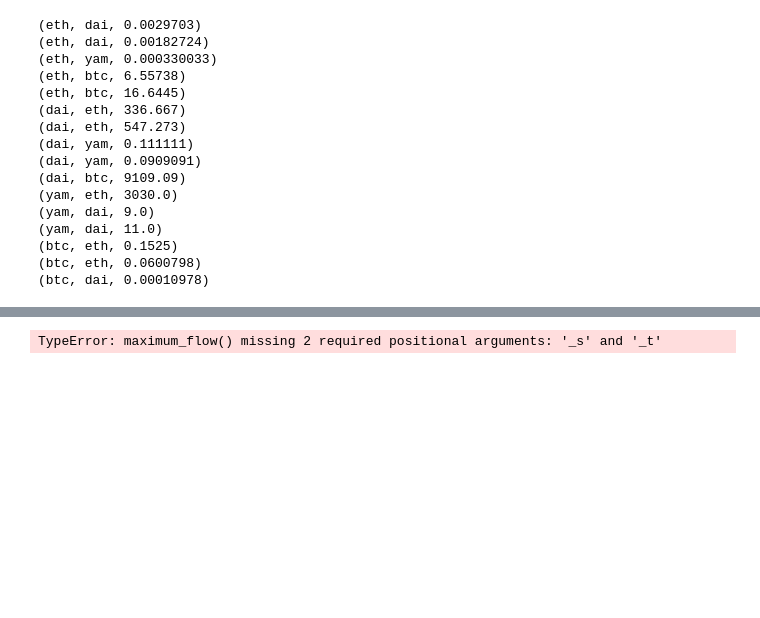
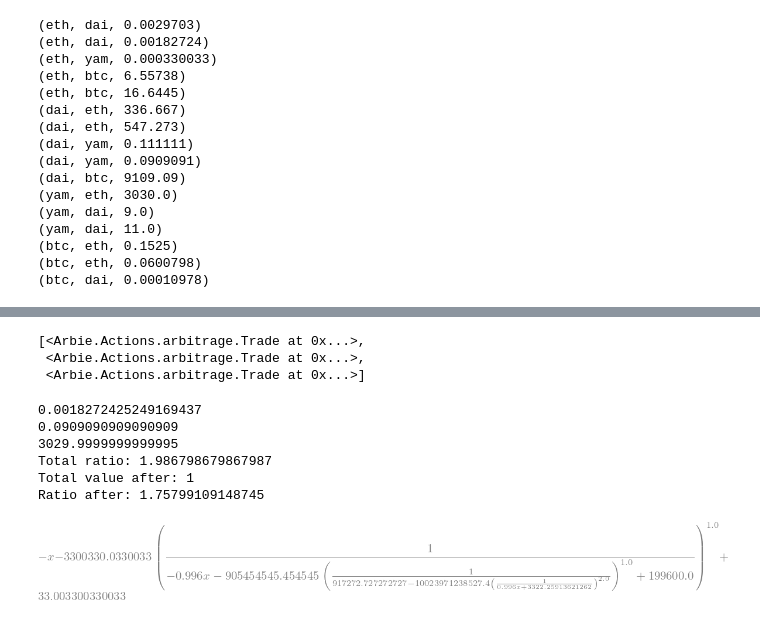
Before and after one commit to owodunni/arbie, a Jupyter notebook: example/TradingGraph.ipynb, the cells around one changed output, grey strips where cells are left out. Saved outputs shown, nothing was run; the diff lists cells and outputs as text; code cells hidden in the pictures; blank space fills up the shorter version.

```diff
--- a/example/TradingGraph.ipynb
+++ b/example/TradingGraph.ipynb
@@ -1,32 +1,32 @@
 # %%
 from Arbie import Token
 from Arbie.Actions.path_finder import TradingGraph
-from Arbie.Actions.amm import Amm
+from Arbie.Variables.pool import Pool
 import networkx as nx
 
-eth = Token('eth')  # 300
-dai = Token('dai')  # 1
-btc = Token('btc')  # 10000
-yam = Token('yam')  # 0.1
+eth = Token('eth', 1)  # 300
+dai = Token('dai', 300)  # 1
+btc = Token('btc', 3.0/100)  # 10000
+yam = Token('yam', 3000)  # 0.1
 
-small = 10
-medium = 100
-large = 1000
+small = 10000
+medium = 1000000
+large = 100000000
 
 pools = [
-        Amm(
+        Pool(
             [eth, dai, yam],
             [small / 303.0, small / 0.9, small / 0.1],
             [1 / 3.0, 1 / 3.0, 1 / 3.0], 0.004),
-        Amm(
+        Pool(
             [eth, btc],
             [large / 305.0, large / 10000],
             [5 / 6, 1 / 6], 0.01),
-        Amm(
+        Pool(
             [eth, dai, btc],
             [medium / 301.0, medium / 1.1, medium / 10020],
             [1 / 2.0, 1 / 4.0, 1 / 4.0], 0.004),
-        Amm(
+        Pool(
             [dai, yam],
             [small / 1.1, small / 0.1],
             [1 / 2.0, 1 / 2.0], 0.001),
@@ -99,4 +97,34 @@ for (u, v, wt) in f_graph.get_edges().data('weight'):
-# %%
-nx.maximum_flow(f_graph.graph)
-# %% [output]
-TypeError: maximum_flow() missing 2 required positional arguments: '_s' and '_t'
+# %%
+from Arbie.Actions.path_finder import PathFinder, create_trade
+from Arbie.Actions import Store
+
+st = Store()
+st.add('unit_of_account', eth)
+st.add('min_liquidity', 5)
+pf = PathFinder(st)
+cycles = pf.on_next(pools)
+trades = create_trade(cycles[0])
+trades
+# %% [output]
+[<Arbie.Actions.arbitrage.Trade at 0x...>,
+ <Arbie.Actions.arbitrage.Trade at 0x...>,
+ <Arbie.Actions.arbitrage.Trade at 0x...>]
+# %%
+total_ratio = 1
+value = 1
+value_i = value
+for trade in trades:
+    price = trade.pool.spot_price(trade.token_in, trade.token_out)
+    value_i = trade.pool.out_given_in(trade.token_in, trade.token_out, value_i)
+    total_ratio *= price
+    print(price)
+print(f"Total ratio: {1/total_ratio}")
+print(f"Total value after: {value}")
+print(f"Ratio after: {value_i/value}")
+# %% [output]
+0.0018272425249169437
+0.0909090909090909
+3029.9999999999995
+Total ratio: 1.986798679867987
+Total value after: 1
+Ratio after: 1.75799109148745
@@ -102,0 +135,8 @@ TypeError: maximum_flow() missing 2 required positional arguments: '_s' and '_t'
+# %%
+from Arbie.Actions.arbitrage import arbitrage_expr, arbitrage_diff_expr
+
+x = symbols('x')
+arb_expr = arbitrage_expr(trades)
+arb_expr
+# %% [output]
+[figure, added]
```
Also changed, not shown: parts of 5 cells of this notebook, 16 other files.
